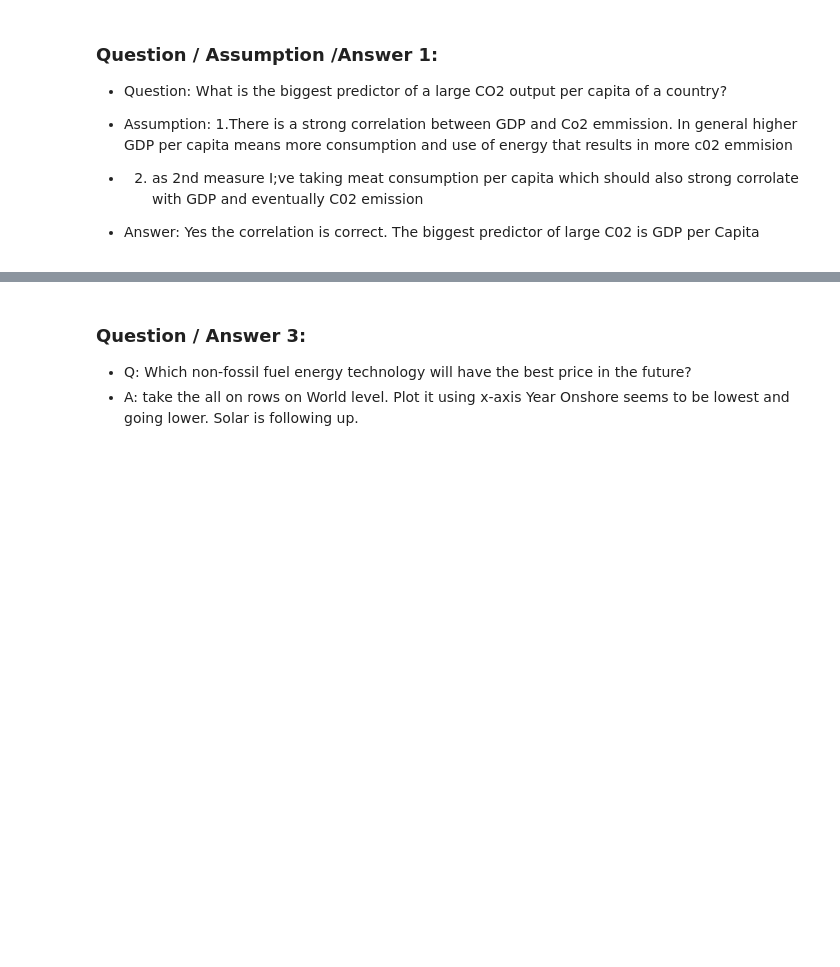
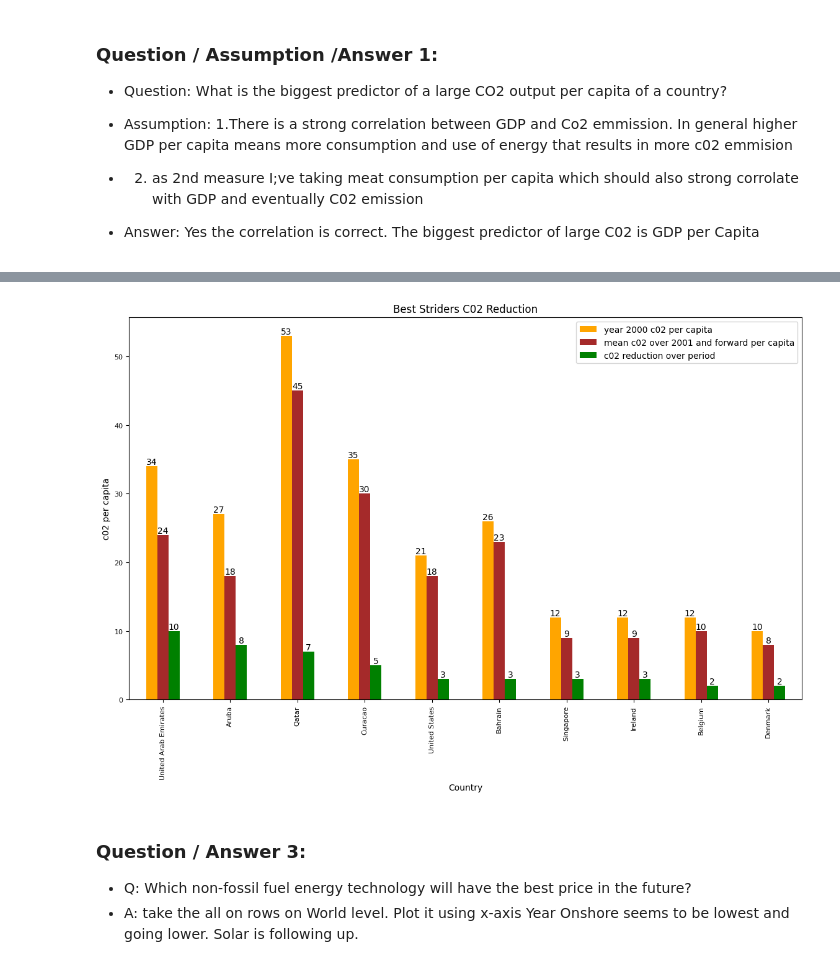
Before and after one commit to ayuksekdag/winacademy_python_dna, a Jupyter notebook: final_assignment/final_co2Project.ipynb, the cells around one changed output, grey strips where cells are left out. Cells and saved outputs as stored; diff of their text form; code cells hidden in the pictures; blank space fills up the shorter version.

```diff
--- a/final_assignment/final_co2Project.ipynb
+++ b/final_assignment/final_co2Project.ipynb
@@ -358,3 +325,49 @@ dtype: object
+# %%
+c02_reduction_champs_prep = pop_ann_c02_gdp_meat_prep[['Country','Year','Annual_c02_per_cap']].copy()
+
+c02_champs_2000_as_basis = (
+    c02_reduction_champs_prep[c02_reduction_champs_prep['Year']=='01-01-2000']
+    .reset_index()
+    .rename(columns={'Annual_c02_per_cap':'year 2000 c02 per capita'})
+    .drop(['Year','index'], axis=1)
+)
+c02_champs_2000_as_basis
+
+c02_champs_mean_after_2000 = (
+    c02_reduction_champs_prep[c02_reduction_champs_prep['Year']>'01-01-2000']
+    .groupby('Country')['Annual_c02_per_cap'].mean()
+    .reset_index()
+    .rename(columns={'Annual_c02_per_cap':'mean c02 over 2001 and forward per capita'})
+)
+
+c02_champs_mean_after_2000
+
+dataset_key = ['Country']
+
+combine  = (
+    pd.merge(c02_champs_2000_as_basis , c02_champs_mean_after_2000 , how="inner", on=dataset_key, suffixes=('', '_y'))
+)
+
+combine['c02 reduction over period'] = combine['year 2000 c02 per capita'] - combine['mean c02 over 2001 and forward per capita']
+
+
+ax = (combine.sort_values(by=['c02 reduction over period'], ascending=False)
+.head(10)
+.round(0)
+.set_index('Country')
+.plot(kind='bar'
+,stacked=False
+      ,fontsize=8
+      ,color=['orange', 'brown','green']
+      ,figsize=(14,8)
+      ,title='Best Striders C02 Reduction'
+      ,ylabel='c02 per capita')
+)
+
+for heights in ax.containers:
+    ax.bar_label(heights)
+# %% [output]
+[figure, added]
 # %% [markdown]
 ### Question / Answer 3:
 - Q: Which non-fossil fuel energy technology will have the best price in the future?
```
Also changed, not shown: parts of 7 cells of this notebook.
